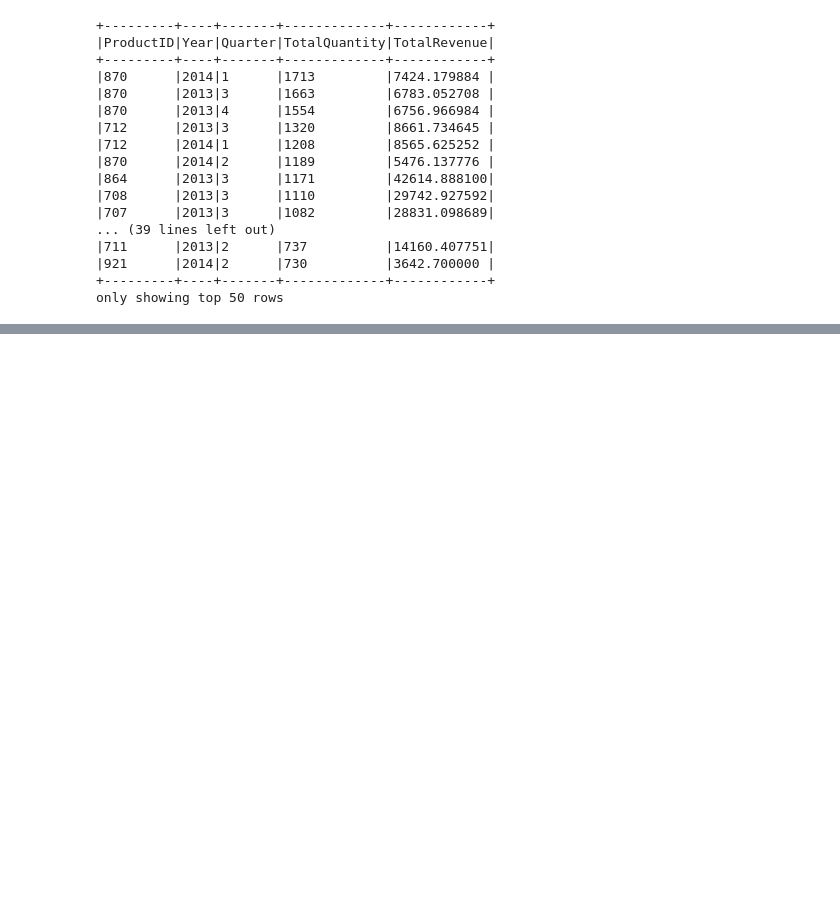
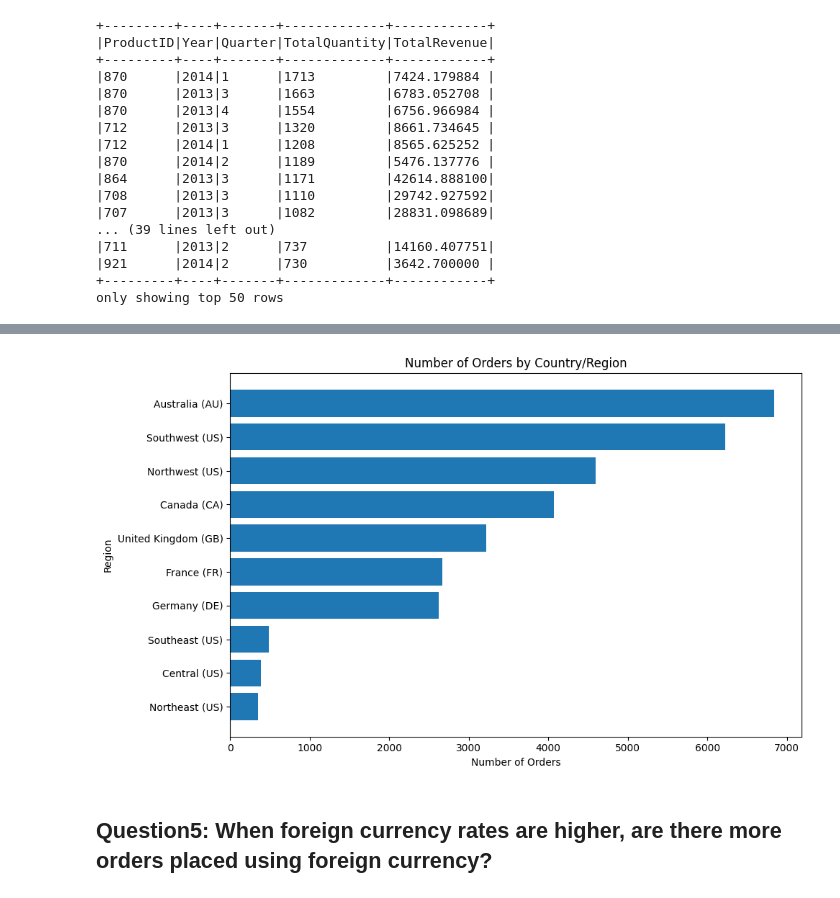
Before and after one commit to hunglk25/explore-data, a Jupyter notebook: test.ipynb, the cells around one changed output, grey strips where cells are left out. Cells and saved outputs as stored; diff of their text form; code cells hidden in the pictures; blank space fills up the shorter version.

```diff
--- a/test.ipynb
+++ b/test.ipynb
@@ -576,0 +694,29 @@ only showing top 50 rows
+# %%
+import matplotlib.pyplot as plt
+from pyspark.sql import functions as F
+
+order_df = new_df["Sales.SalesOrderHeader"]
+territory_df = new_df["Sales.SalesTerritory"]
+
+df = (
+    order_df.join(territory_df, "TerritoryID", "inner")
+            .groupBy("CountryRegionCode", "Name")
+            .agg(F.count("SalesOrderID").alias("NumOrders"))
+            .orderBy(F.desc("NumOrders"))
+)
+
+pdf = df.toPandas()
+pdf["Region"] = pdf["Name"] + " (" + pdf["CountryRegionCode"] + ")"
+
+plt.figure(figsize=(10,6))
+plt.barh(pdf["Region"], pdf["NumOrders"])
+plt.xlabel("Number of Orders")
+plt.ylabel("Region")
+plt.title("Number of Orders by Country/Region")
+plt.gca().invert_yaxis()
+plt.tight_layout()
+plt.show()
+# %% [output]
+[figure, added]
+# %% [markdown]
+## Question5: When foreign currency rates are higher, are there more orders placed using foreign currency?
```
Also changed, not shown: parts of 19 cells of this notebook.
